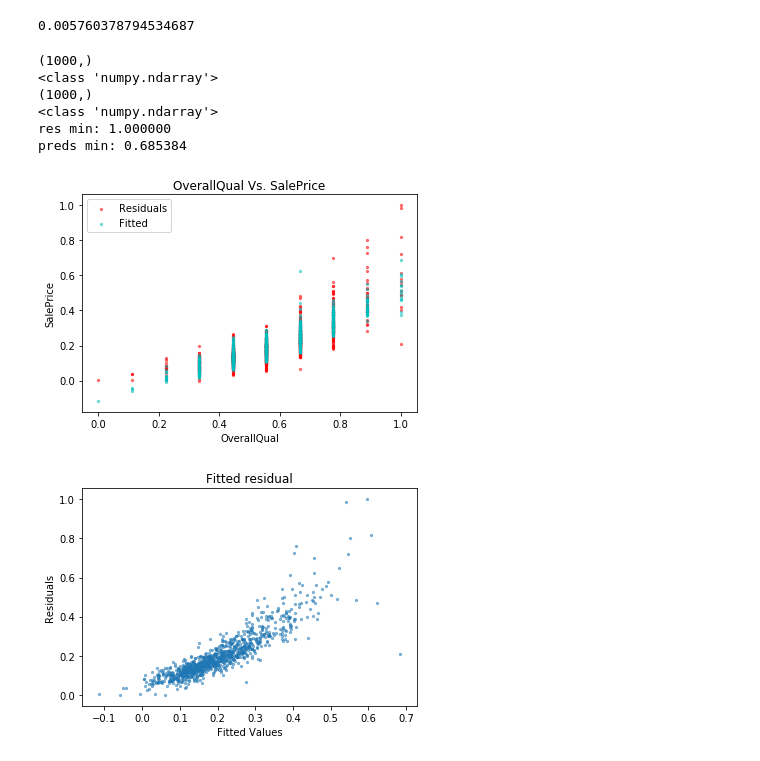
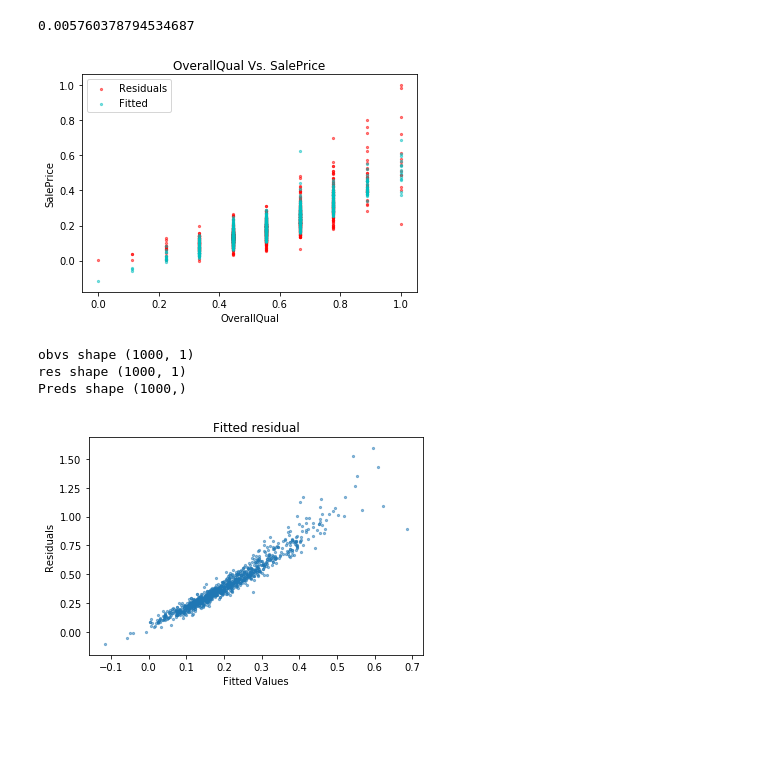
Before and after one commit to PascalPolygon/Neural_Networks, a Jupyter notebook: MP1_housePrices/house_prices.ipynb, the cells around one changed output. Drawn from its saved outputs; the diff is of its cells as text; code cells hidden in the pictures; blank space fills up the shorter version.

Commit message:
Fixed fitted residuals plot

```diff
--- a/MP1_housePrices/house_prices.ipynb
+++ b/MP1_housePrices/house_prices.ipynb
@@ -96,46 +96,47 @@ dims data: (196, 12)
 MSE test: 0.005760
 0.005760378794534687
 # %%
-res = data_mtx[1:data_mtx.shape[0], 0].astype(float)
+obsv = data_mtx[1:data_mtx.shape[0], 0].astype(float) #observed value
 X = data_mtx[1:data_mtx.shape[0], 1:data_mtx.shape[1]].astype(float)
 X = augment(X)
 preds = np.dot(X, W)
-print(res.shape)
-print(type(res))
-print(preds.flatten().shape)
-print(type(preds))
 area = 5
-lotFrt = data_mtx[1:data_mtx.shape[0], 3].astype(float)
-
-print("res min: %f" % np.amax(res))
-print("preds min: %f" % np.amax(preds))
+overalQual = data_mtx[1:data_mtx.shape[0], 3].astype(float)
 
 fig, ax = plt.subplots()
-ax.scatter(lotFrt, res, s=area, color='r', marker='o', alpha=0.5, label="Residuals")
-ax.scatter(lotFrt, preds, s=area, color='c', marker='o', alpha=0.5, label = "Fitted")
-
+ax.scatter(overalQual, obsv, s=area, color='r', marker='o', alpha=0.5, label="Residuals")
+ax.scatter(overalQual, preds, s=area, color='c', marker='o', alpha=0.5, label = "Fitted")
 ax.legend()
 
 plt.title("OverallQual Vs. SalePrice")
 plt.xlabel("OverallQual")
 plt.ylabel("SalePrice")
 plt.savefig("./figures/results/Overqual_vs_SalePrice.png")
 plt.show()
 # plt.plot(preds, res, 'o', color='black');
+# res = obsv - preds
+preds = np.c_[preds]
+obsv = np.c_[obsv]
+res = np.subtract(obsv, preds)
+preds = preds.flatten()
+print('Min pred: %f' % )
+# print(obsv.shape)
+print("obvs shape %s " % str(obsv.shape))
+print("res shape %s " % str(res.shape))
+# print(res)
+print("Preds shape %s " % str(preds.shape))
+# print(preds)
 plt.title("Fitted residual")
 plt.xlabel("Fitted Values")
 plt.ylabel("Residuals")
 plt.scatter(preds, res, s=area, marker='o', alpha=0.5)
 plt.savefig("./figures/results/fittedResidual.png")
 # %% [output]
+[figure]
-(1000,)
-<class 'numpy.ndarray'>
-(1000,)
-<class 'numpy.ndarray'>
-res min: 1.000000
-preds min: 0.685384
+obvs shape (1000, 1)
+res shape (1000, 1)
+Preds shape (1000,)
-[figure]
-[figure, old version]
+[figure, new version]
 # %%
 def get_X_and_Y(data):
     X = data[1:data.shape[0], 1:data.shape[1]]
```
Also changed, not shown: parts of 1 cell of this notebook, 2 other files.
